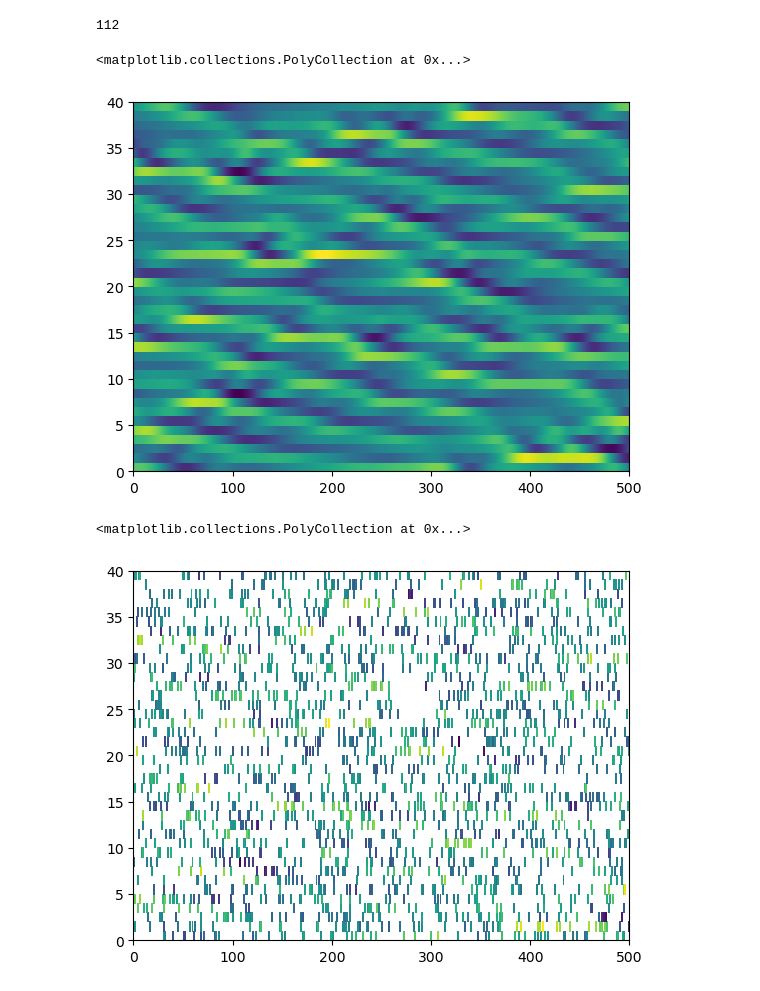
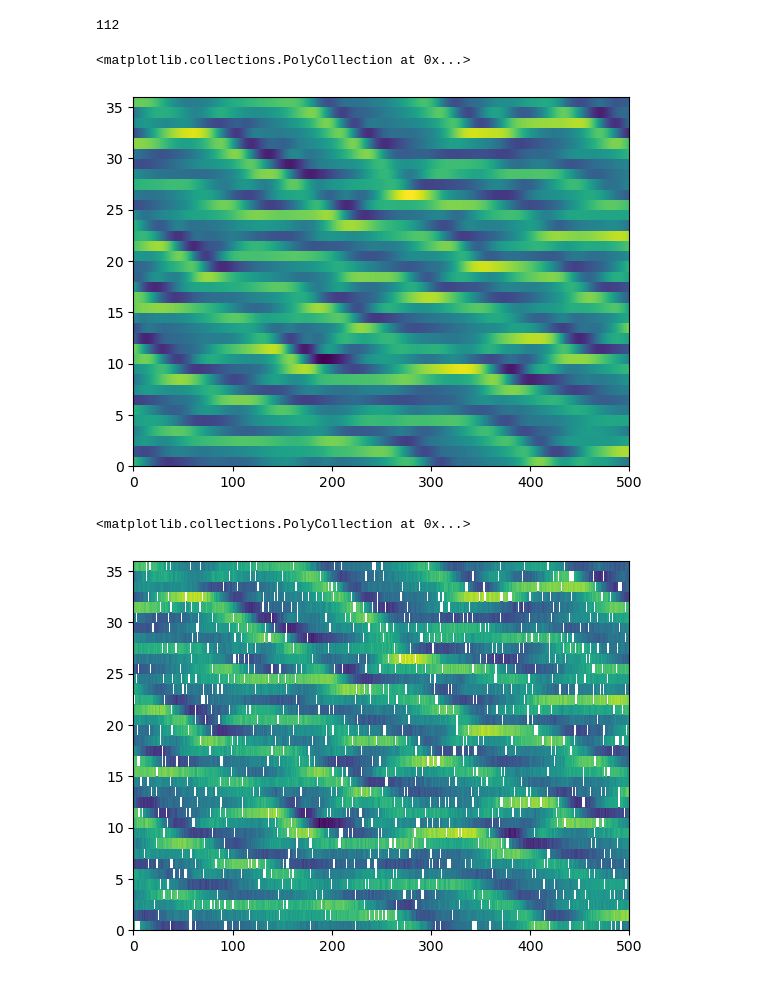
Before and after one commit to m-dml/coda, a Jupyter notebook: notebooks/lorenz96-playground.ipynb, the cells around one changed output. Cells and saved outputs as stored; diff of their text form; code cells hidden in the pictures.

```diff
--- a/notebooks/lorenz96-playground.ipynb
+++ b/notebooks/lorenz96-playground.ipynb
@@ -85,12 +85,12 @@ f: float = 10
 b: float = 10
 c: float = 1
 h: float = 10
-k: int = 40
+k: int = 36
 j: int = 10
 n_steps: int = 500
 spin_up_steps: int = 500
-noise_sigma: float = 1.0
-part_missing: float = 0.9
+noise_sigma: float = 0.5
+part_missing: float = 0.25
 seed = 112
 pl.seed_everything(seed)
 # %% [output]
@@ -98,17 +98,17 @@ Global seed set to 112
 112
 # %%
 x_true, _ = simulate_l96_2levels(f, b, c, h, k, j, dt, n_steps, spin_up_steps, method="rk4")
-x_true_preview = x_true.clone()
+x_true_preview = x_true
 plt.pcolor(x_true_preview.T)
 # %% [output]
 <matplotlib.collections.PolyCollection at 0x...>
-[figure, old version]
+[figure, new version]
 # %%
 x_obs = corrupt(x_true, noise_sigma, part_missing)
 x_obs_preview = x_obs.clone()
 plt.pcolor(x_obs_preview.T)
 # %% [output]
 <matplotlib.collections.PolyCollection at 0x...>
-[figure, old version]
+[figure, new version]
 # %%
 data = {
```
Also changed, not shown: parts of 6 cells of this notebook, 6 other files.
